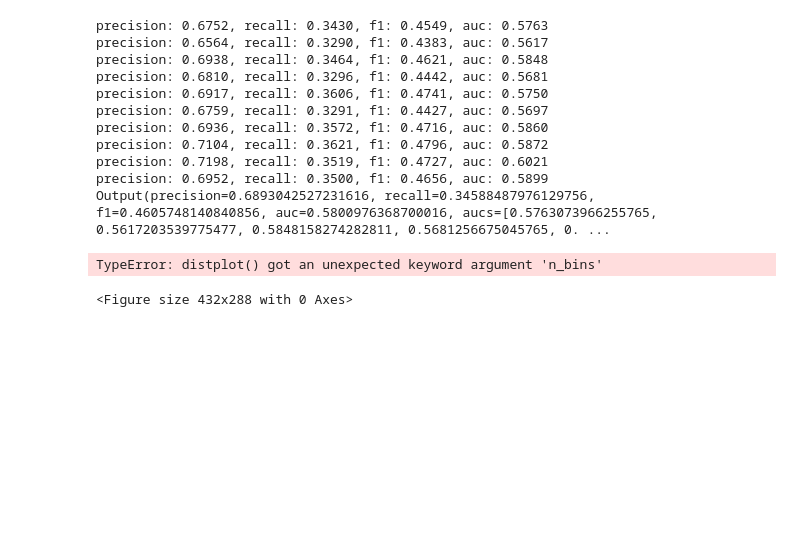
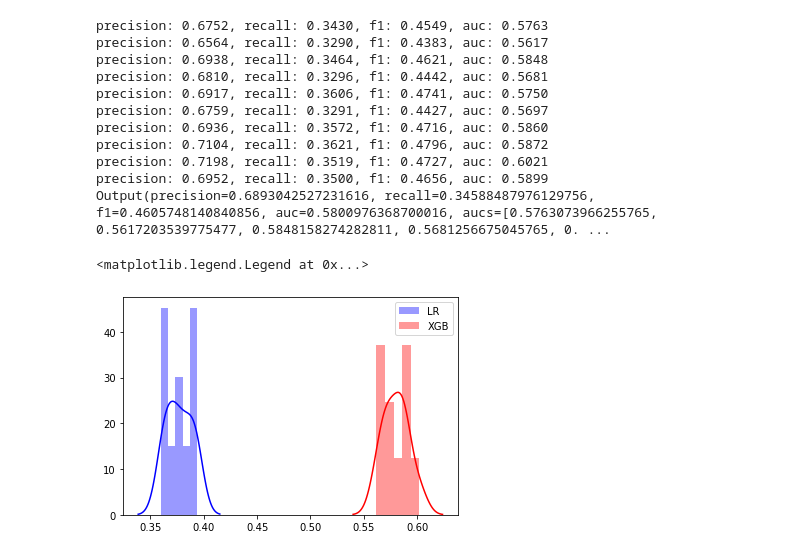
Before and after one commit to VladimirIsakov91/IEEE-CISFraudDetection, a Jupyter notebook: IEEE-CISFraudDetection.ipynb, the cells around one changed output. Saved outputs shown, nothing was run; the diff lists cells and outputs as text; code cells hidden in the pictures; blank space fills up the shorter version.

```diff
--- a/IEEE-CISFraudDetection.ipynb
+++ b/IEEE-CISFraudDetection.ipynb
@@ -302,8 +302,9 @@ precision: 0.6952, recall: 0.3500, f1: 0.4656, auc: 0.5899
 Output(precision=0.6893042527231616, recall=0.34588487976129756, f1=0.4605748140840856, auc=0.5800976368700016, aucs=[0.5763073966255765, 0.5617203539775477, 0.5848158274282811, 0.5681256675045765, 0. ...
 # %%
 plt.figure()
-sns.distplot(output_lr.aucs, color='blue', n_bins=30)
-sns.distplot(output_xgb.aucs, color='red')
+sns.distplot(output_lr.aucs, color='blue', bins=5, label='LR')
+sns.distplot(output_xgb.aucs, color='red', bins=5, label='XGB')
+plt.legend()
 # %% [output]
-TypeError: distplot() got an unexpected keyword argument 'n_bins'
+<matplotlib.legend.Legend at 0x...>
-<Figure size 432x288 with 0 Axes>
+[figure, added]
```
